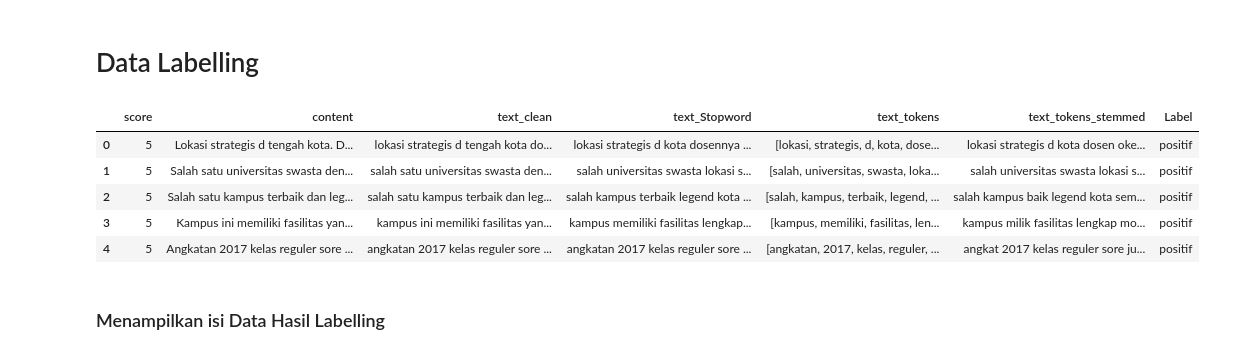
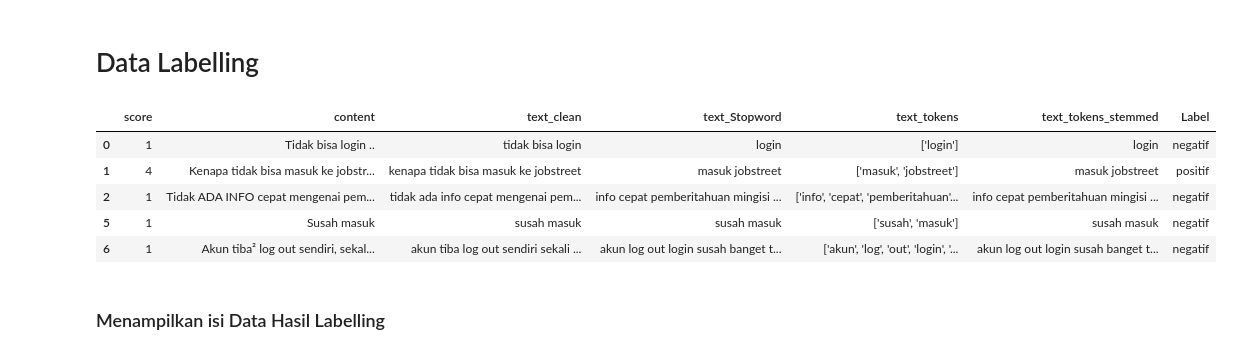
Before and after one commit to wroeiut1iauiouteaoiutoiauat874323/project-four, a Jupyter notebook: skripsikuuu 1.ipynb, the cells around one changed output. Saved outputs shown, nothing was run; the diff lists cells and outputs as text; code cells hidden in the pictures.

```diff
--- a/skripsikuuu 1.ipynb
+++ b/skripsikuuu 1.ipynb
@@ -245,26 +293,32 @@ data_clean.to_csv('sample_data/the_data_hasiltextpreprocessing.csv', index=False
 # %% [markdown]
 # Data Labelling
 # %%
+# import data hasil text pre processing
+import pandas as pd
+df = pd.read_csv('sample_data/the_data_hasiltextpreprocessing.csv', sep=',')
+my_df = df[['score', 'content', 'text_clean', 'text_Stopword', 'text_tokens', 'text_tokens_stemmed']]
+
+
 def pelabelan(skor):
     if skor < 3:
         return 'negatif'
     elif skor == 4:
         return 'positif'
     elif skor == 5:
         return 'positif'
 my_df['Label'] = my_df['score'].apply(pelabelan)
 my_df = my_df.dropna()
 
 my_df.to_csv('sample_data/the_data_hasillabeling.csv', index=False)
 
 my_df.head()
 # %% [output]
 |  | score | content | text_clean | text_Stopword | text_tokens | text_tokens_stemmed | Label |
-| 0 | 5 | Lokasi strategis d tengah kota. D... | lokasi strategis d tengah kota do... | lokasi strategis d kota dosennya ... | [lokasi, strategis, d, kota, dose... | lokasi strategis d kota dosen oke... | positif |
-| 1 | 5 | Salah satu universitas swasta den... | salah satu universitas swasta den... | salah universitas swasta lokasi s... | [salah, universitas, swasta, loka... | salah universitas swasta lokasi s... | positif |
-| 2 | 5 | Salah satu kampus terbaik dan leg... | salah satu kampus terbaik dan leg... | salah kampus terbaik legend kota ... | [salah, kampus, terbaik, legend, ... | salah kampus baik legend kota sem... | positif |
-| 3 | 5 | Kampus ini memiliki fasilitas yan... | kampus ini memiliki fasilitas yan... | kampus memiliki fasilitas lengkap... | [kampus, memiliki, fasilitas, len... | kampus milik fasilitas lengkap mo... | positif |
-| 4 | 5 | Angkatan 2017 kelas reguler sore ... | angkatan 2017 kelas reguler sore ... | angkatan 2017 kelas reguler sore ... | [angkatan, 2017, kelas, reguler, ... | angkat 2017 kelas reguler sore ju... | positif |
+| 0 | 1 | Tidak bisa login .. | tidak bisa login | login | ['login'] | login | negatif |
+| 1 | 4 | Kenapa tidak bisa masuk ke jobstr... | kenapa tidak bisa masuk ke jobstreet | masuk jobstreet | ['masuk', 'jobstreet'] | masuk jobstreet | positif |
+| 2 | 1 | Tidak ADA INFO cepat mengenai pem... | tidak ada info cepat mengenai pem... | info cepat pemberitahuan mingisi ... | ['info', 'cepat', 'pemberitahuan'... | info cepat pemberitahuan mingisi ... | negatif |
+| 5 | 1 | Susah masuk | susah masuk | susah masuk | ['susah', 'masuk'] | susah masuk | negatif |
+| 6 | 1 | Akun tiba² log out sendiri, sekal... | akun tiba log out sendiri sekali ... | akun log out login susah banget t... | ['akun', 'log', 'out', 'login', '... | akun log out login susah banget t... | negatif |
 # %% [markdown]
 ### Menampilkan isi Data Hasil Labelling
 # %%
```
Also changed, not shown: parts of 56 cells of this notebook, 49 other files.
